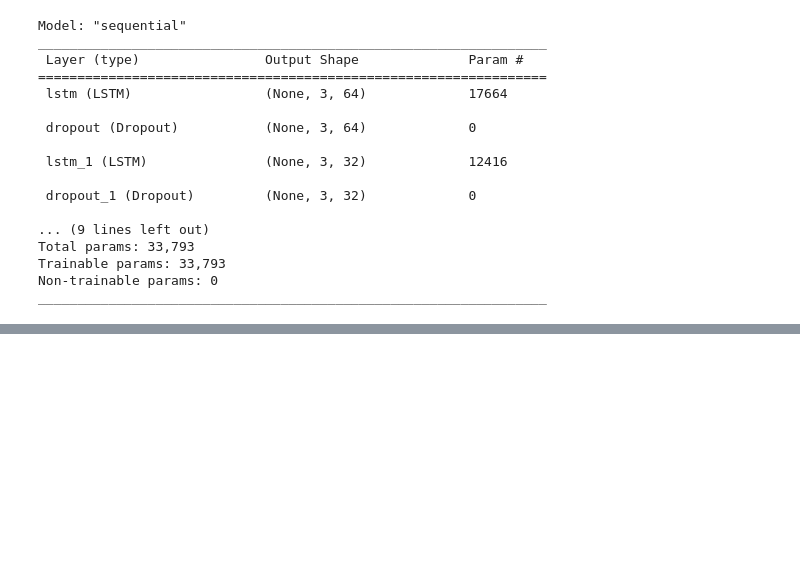
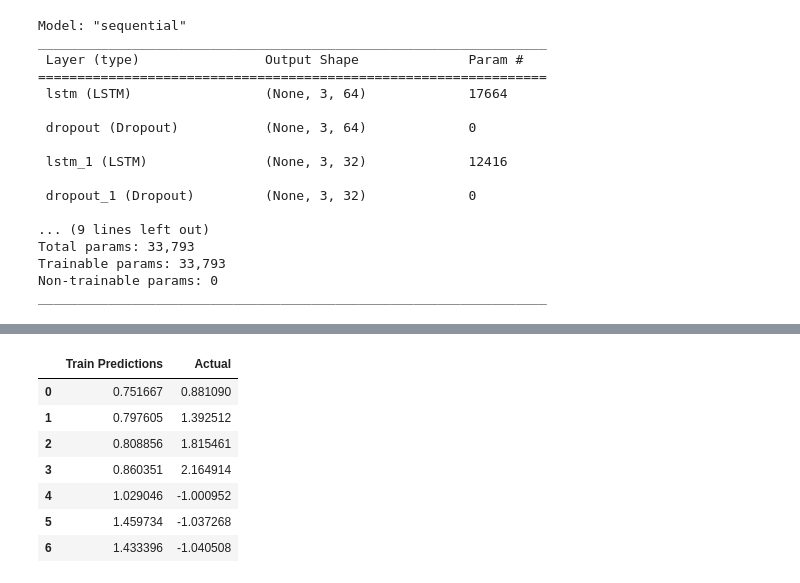
Before and after one commit to aqilwahid/Forecasting-Produksi-Pertanian-Komoditas-Bahan-Pangan-di-Pulau-Sumatera, a Jupyter notebook: Forecasting_Tanaman_Padi.ipynb, the cells around one changed output, grey strips where cells are left out. Drawn from its saved outputs; the diff is of its cells as text; code cells hidden in the pictures; blank space fills up the shorter version.

```diff
--- a/Forecasting_Tanaman_Padi.ipynb
+++ b/Forecasting_Tanaman_Padi.ipynb
@@ -320,0 +381,14 @@ Test RMSE: 0.42704
+# %%
+test_predictions = model.predict(X_test_aceh).flatten()
+test_results = pd.DataFrame(data={'Train Predictions': test_predictions,
+                                  'Actual':y_test_aceh.flatten()})
+test_results
+# %% [output]
+|  | Train Predictions | Actual |
+| 0 | 0.751667 | 0.881090 |
+| 1 | 0.797605 | 1.392512 |
+| 2 | 0.808856 | 1.815461 |
+| 3 | 0.860351 | 2.164914 |
+| 4 | 1.029046 | -1.000952 |
+| 5 | 1.459734 | -1.037268 |
+| 6 | 1.433396 | -1.040508 |
```
Also changed, not shown: parts of 16 cells of this notebook.
